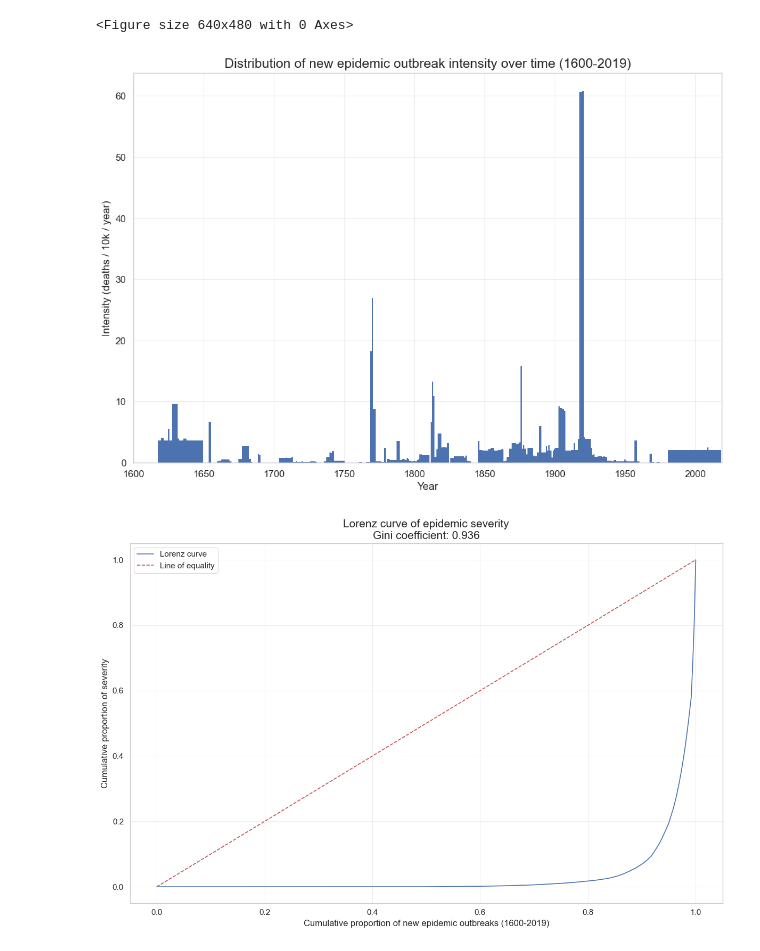
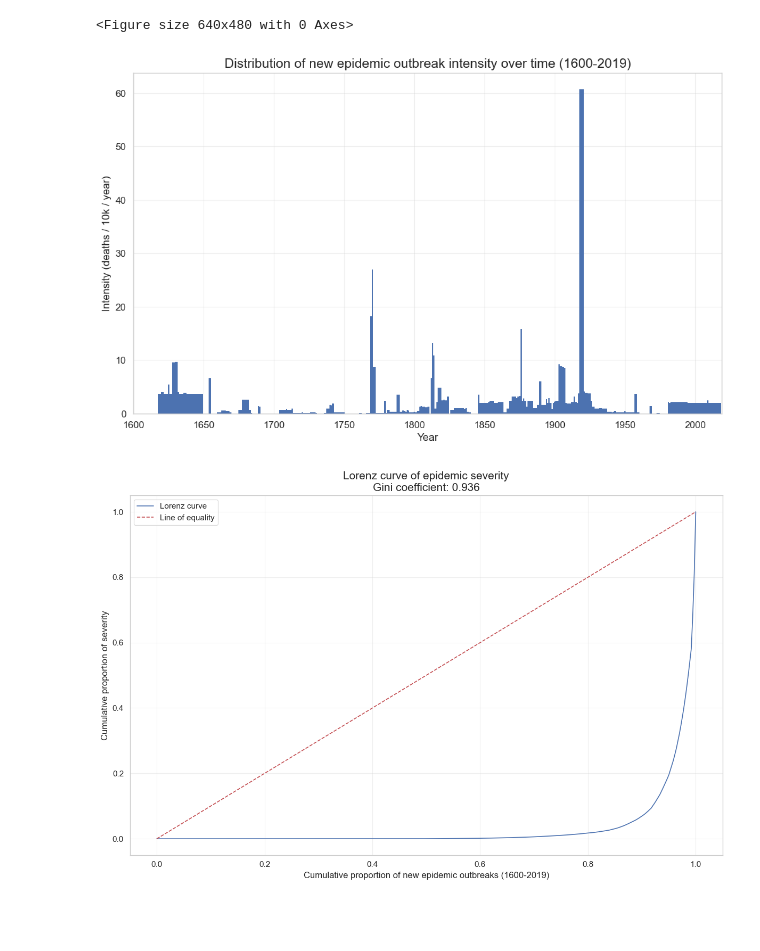
Before and after one commit to DevInnovationLab/pandemic_model_public, a Jupyter notebook: python/notebooks/26 pandemic_concentration_stats.ipynb, the cells around one changed output. Saved outputs shown, nothing was run; the diff lists cells and outputs as text; code cells hidden in the pictures; blank space fills up the shorter version.

```diff
--- a/python/notebooks/26 pandemic_concentration_stats.ipynb
+++ b/python/notebooks/26 pandemic_concentration_stats.ipynb
@@ -28,33 +28,33 @@ all_epidemics_ds.loc[all_epidemics_ds['disease'] == 'hiv/aids', 'duration'] = 46
 # %%
 # Remove pandemics with negative severity
 valid_epidemics = all_epidemics_ds[all_epidemics_ds['severity'] >= 0]
 valid_epidemics = valid_epidemics[valid_epidemics['year_start'] >= 1600]
 
 # Create a vector of years from 1600 to 2019
 years = pd.Series(range(1600, 2019))
 annual_severity = pd.Series(0.0, index=years)
 
 # Distribute severity across years for each pandemic
 for _, pandemic in valid_epidemics.iterrows():
     start_year = pandemic['year_start']
     end_year = pandemic['year_end']
     duration = pandemic['duration']
     severity_per_year = pandemic['severity'] / duration
 
     # Add the distributed severity to each year the pandemic was active
     annual_severity.loc[start_year:end_year] += severity_per_year
 
 # Create the bar plot
-plt.figure(figsize=(12, 8))
+plt.figure(figsize=(12, 7))
 plt.bar(annual_severity.index, annual_severity.values, width=1, edgecolor='none')
 plt.xlabel('Year')
 plt.ylabel('Intensity (deaths / 10k / year)')
 plt.title('Distribution of new epidemic outbreak intensity over time (1600-2019)')
 plt.xlim([1600, 2019])
 plt.grid(True, alpha=0.3)
 plt.show()
 # %% [output]
-[figure, old version]
+[figure, new version]
 # %%
 # Calculate Lorenz curve data for valid epidemics
 total_severity = valid_epidemics['severity'].sum()
```
Also changed, not shown: 26 other files.
